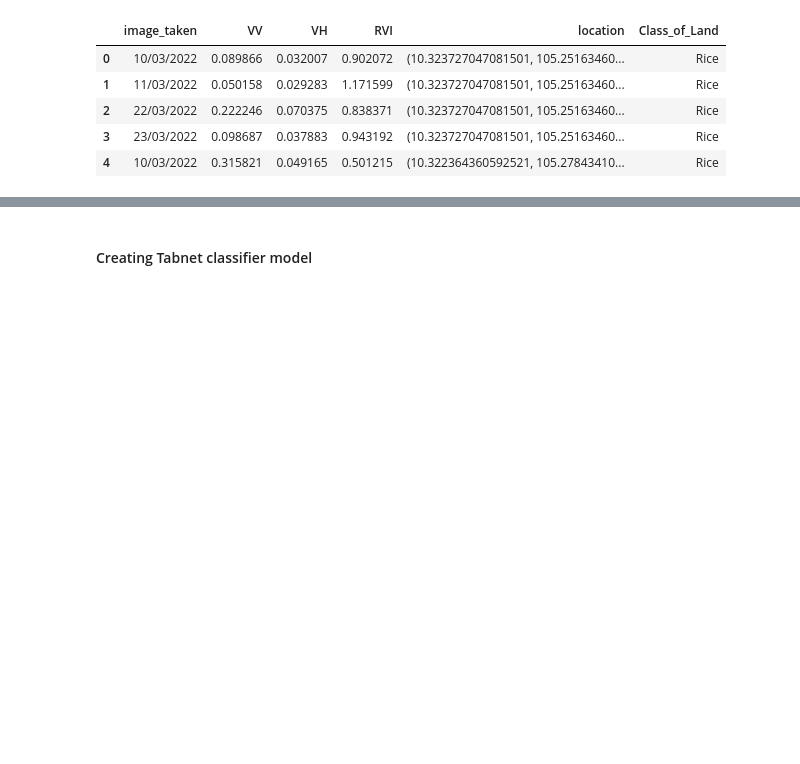
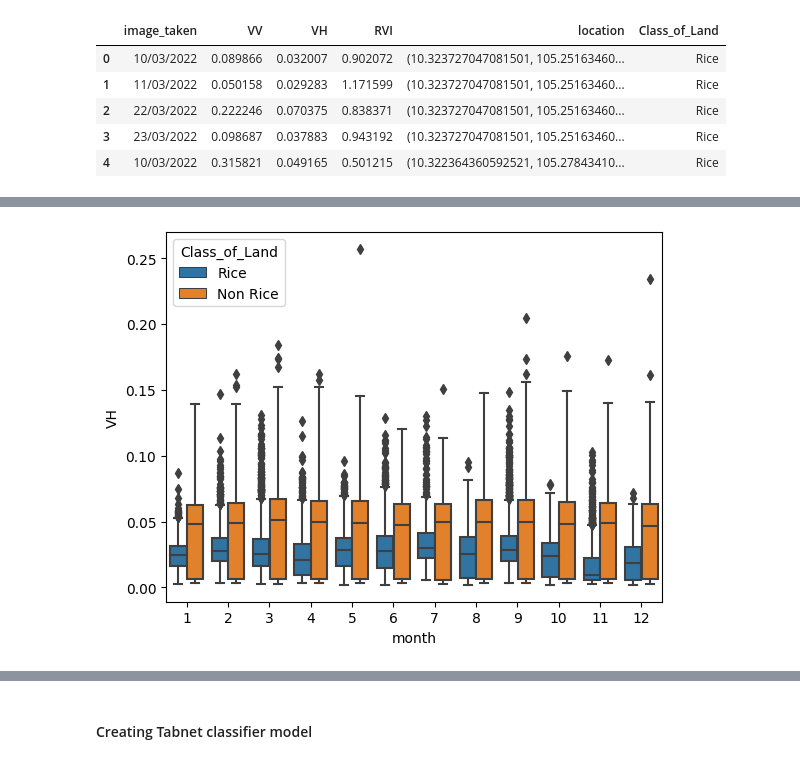
Before and after one commit to subasthapa1/EYChallenge, a Jupyter notebook: Sentinel1-Final.ipynb, the cells around one changed output, grey strips where cells are left out. Saved outputs shown, nothing was run; the diff lists cells and outputs as text; code cells hidden in the pictures; blank space fills up the shorter version.

```diff
--- a/Sentinel1-Final.ipynb
+++ b/Sentinel1-Final.ipynb
@@ -233,0 +393,5 @@ final_rice_df.head()
+# %%
+sns.boxplot(data=final_rice_df, x="month", y="VH", hue='Class_of_Land')
+plt.savefig('MeanVH.png')
+# %% [output]
+[figure, added]
```
Also changed, not shown: parts of 63 cells of this notebook.
